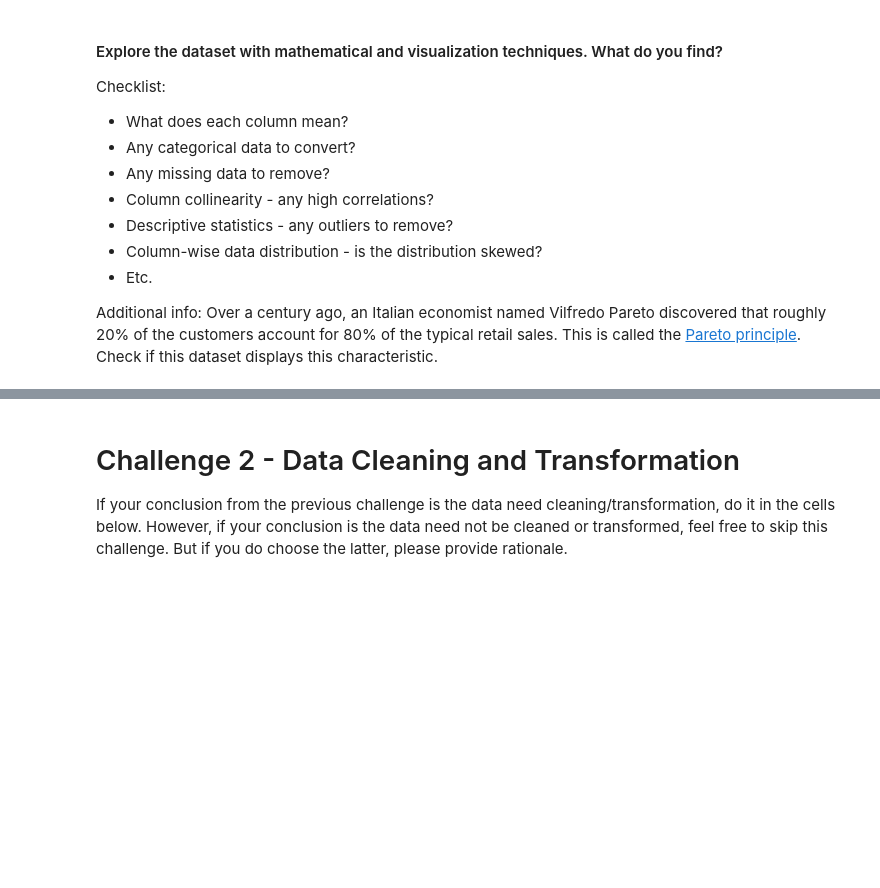
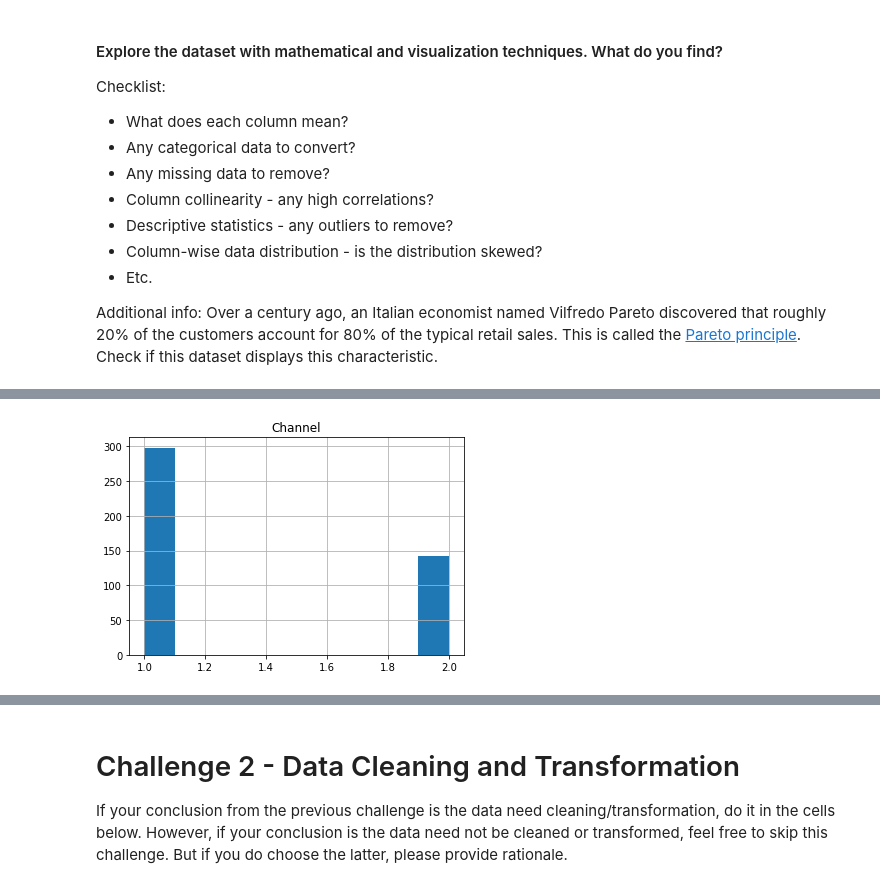
Before and after one commit to vkamg/dataptmad1019, a Jupyter notebook: module-3/lab-unsupervised-learning/your-code/main.ipynb, the cells around one changed output, grey strips where cells are left out. Drawn from its saved outputs; the diff is of its cells as text; code cells hidden in the pictures; blank space fills up the shorter version.

```diff
--- a/module-3/lab-unsupervised-learning/your-code/main.ipynb
+++ b/module-3/lab-unsupervised-learning/your-code/main.ipynb
@@ -40,0 +162,4 @@ Additional info: Over a century ago, an Italian economist named Vilfredo Pareto
+# %%
+customers.hist(column='Channel');
+# %% [output]
+[figure, added]
```
Also changed, not shown: parts of 26 cells of this notebook.
